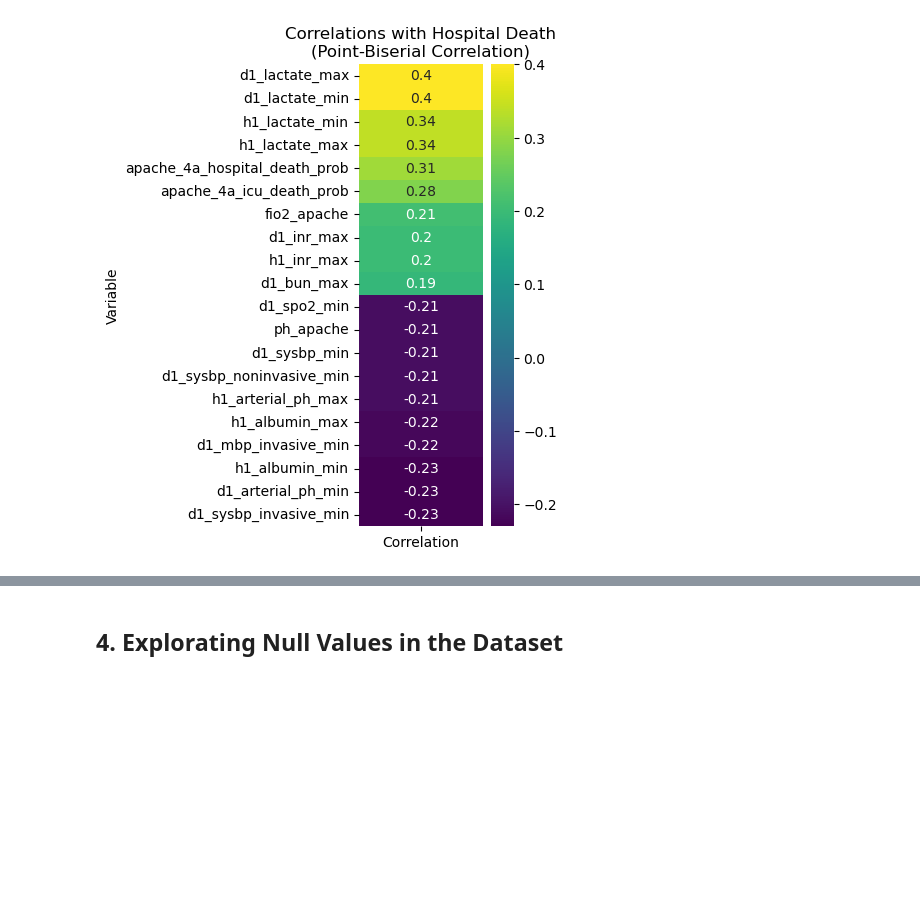
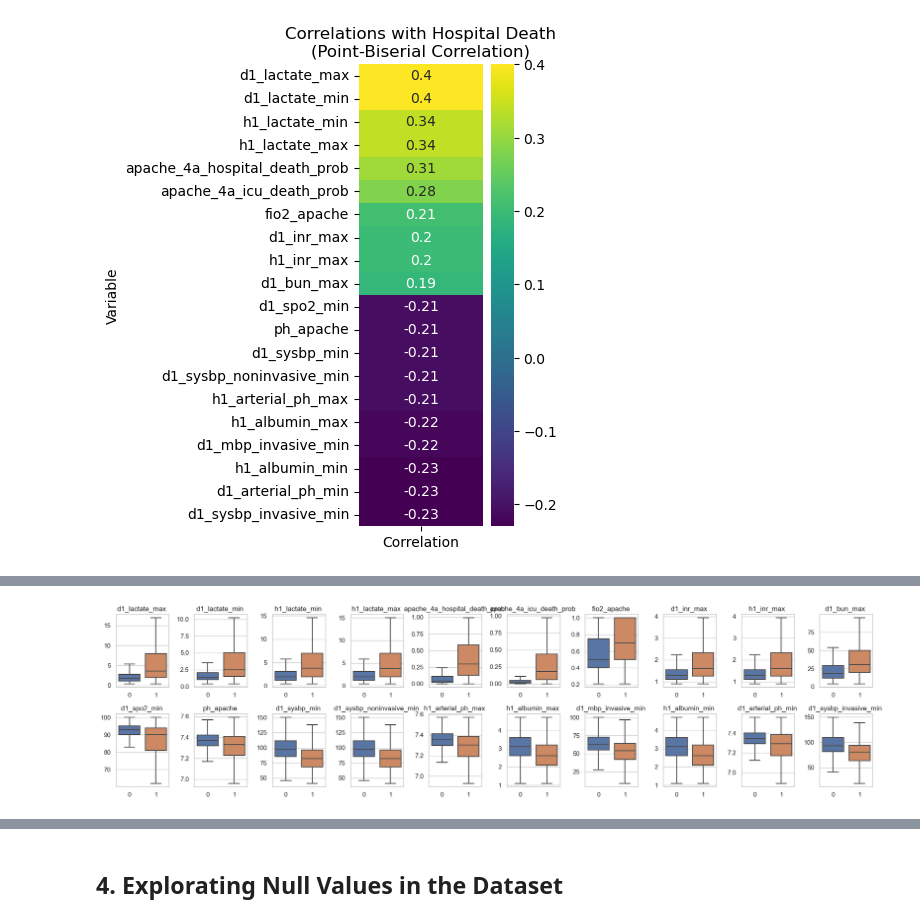
Before and after one commit to ShaniCohen/pred-ICU, a Jupyter notebook: main_eda.ipynb, the cells around one changed output, grey strips where cells are left out. Cells and saved outputs as stored; diff of their text form; code cells hidden in the pictures; blank space fills up the shorter version.

```diff
--- a/main_eda.ipynb
+++ b/main_eda.ipynb
@@ -84,0 +149,34 @@ plt.show()
+# %%
+
+# Set up the matplotlib figure
+
+fig, axes = plt.subplots(nrows=2, ncols=10, figsize=(19, 5))
+
+# Iterate through each column and create box plots for each value of 'hospital_death'
+for i, col in enumerate(correlated_cols_df.columns):
+    r = i // 10  # Determine the row index
+    c = i % 10   # Determine the column index
+    sb.boxplot(x="hospital_death", y=col, data=df, ax=axes[r,c],showfliers =False)
+
+    axes[r, c].set_title(f"{col} ")
+
+    # Remove x-axis and y-axis label
+    axes[r, c].set_xlabel('')
+    axes[r, c].set_ylabel('')
+
+
+    # Remove ticks
+    axes[r, c].tick_params(axis='both', which='both', bottom=False, top=False, left=False, right=False)
+
+
+# Create a single legend
+legend_labels = [0,1]
+plt.setp(axes[-1, :], xlabel='')
+
+# Adjust layout
+plt.tight_layout()
+
+# Show the plot
+plt.show()
+# %% [output]
+[figure, added]
```
Also changed, not shown: parts of 15 cells of this notebook.
